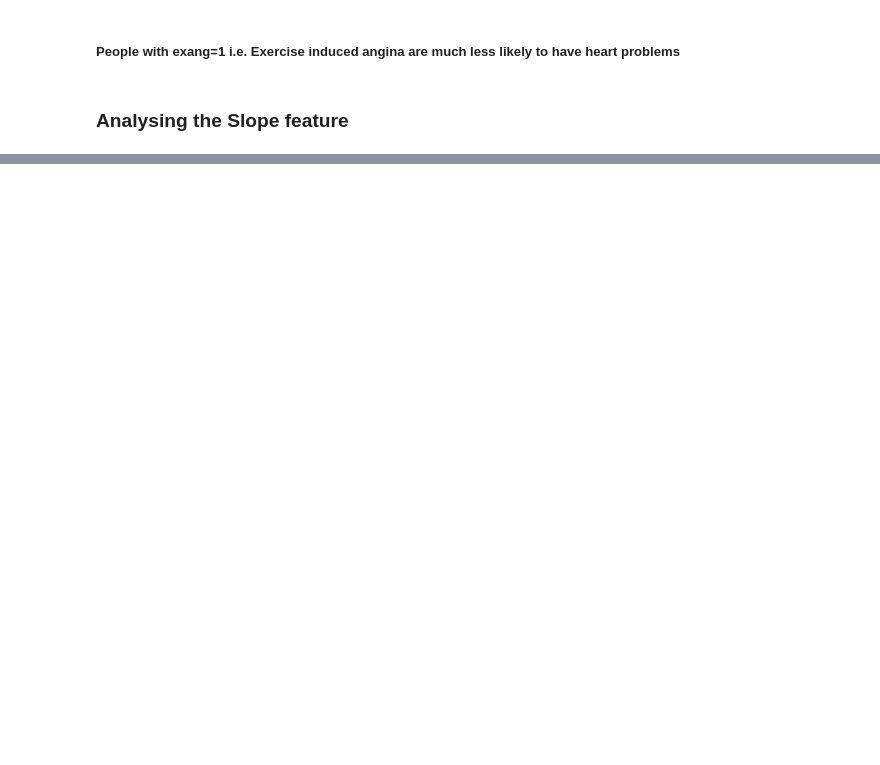
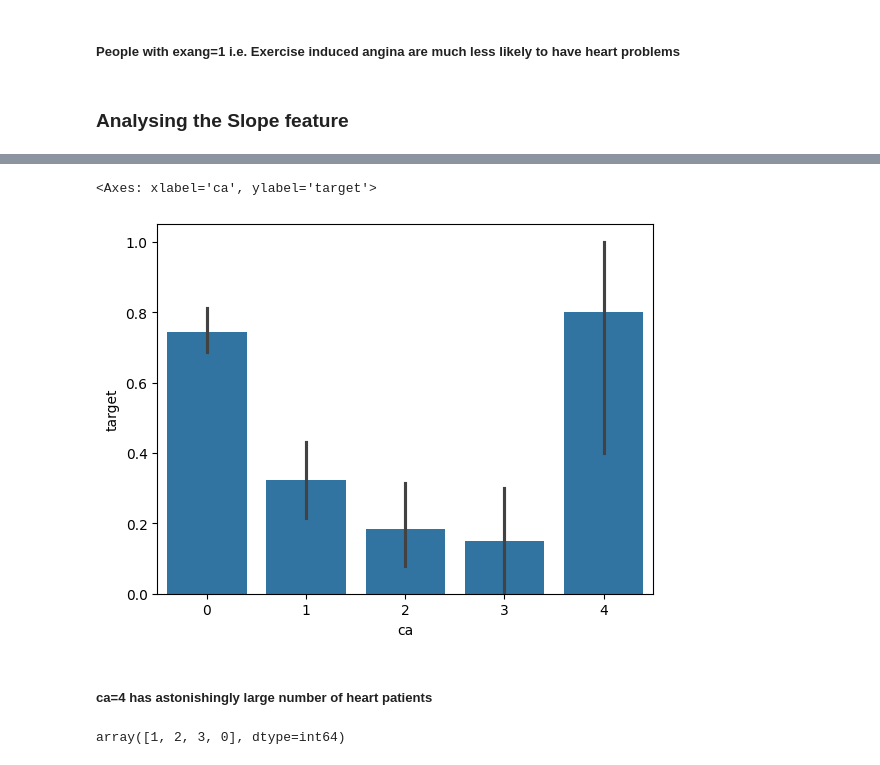
Before and after one commit to Akshaykumar100/Heart-disease-prediction-project, a Jupyter notebook: Heart_disease_prediction (1).ipynb, the cells around one changed output, grey strips where cells are left out. Saved outputs shown, nothing was run; the diff lists cells and outputs as text; code cells hidden in the pictures; blank space fills up the shorter version.

```diff
--- a/Heart_disease_prediction (1).ipynb
+++ b/Heart_disease_prediction (1).ipynb
@@ -279,0 +295,7 @@ sns.barplot(x="slope", y=y, data=dataset)
+# %%
+sns.barplot(x="ca", y=y, data=dataset)
+# %% [output]
+<Axes: xlabel='ca', ylabel='target'>
+[figure, added]
+# %% [markdown]
+##### ca=4 has astonishingly large number of heart patients
@@ -279,0 +304,4 @@ sns.barplot(x="slope", y=y, data=dataset)
+# %%
+dataset["thal"].unique()
+# %% [output]
+array([1, 2, 3, 0], dtype=int64)
```
Also changed, not shown: parts of 71 cells of this notebook.
